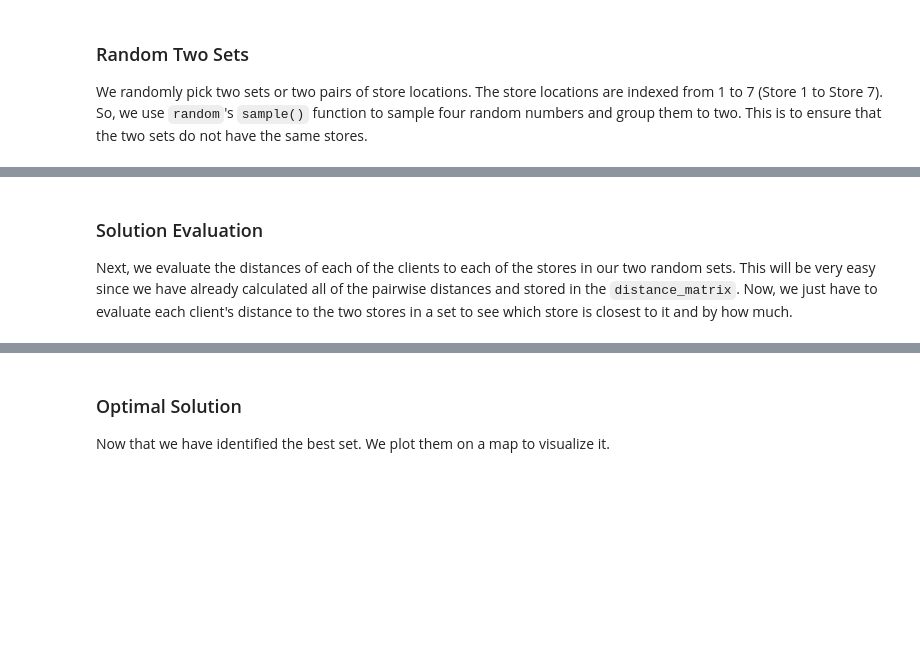
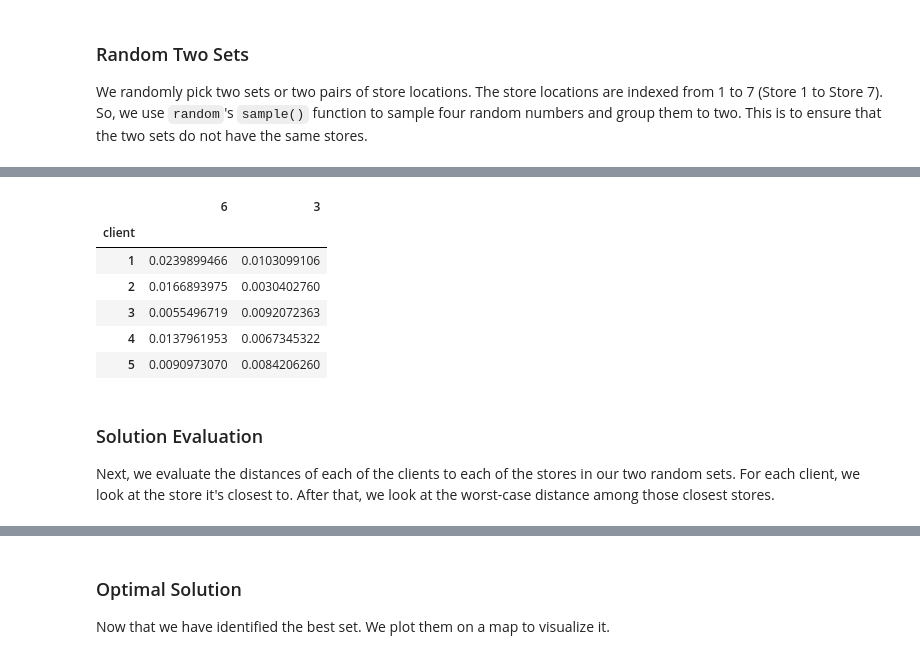
Before and after one commit to rxphaelbihag/Linear-Programming, a Jupyter notebook: Store_Location_Optimization.ipynb, the cells around one changed output, grey strips where cells are left out. Drawn from its saved outputs; the diff is of its cells as text; code cells hidden in the pictures; blank space fills up the shorter version.

```diff
--- a/Store_Location_Optimization.ipynb
+++ b/Store_Location_Optimization.ipynb
@@ -123,4 +129,14 @@ Store 7 | 7.0656564747 | 125.6106411320
+# %%
+set2_dist_matrix
+# %% [output]
+|  | 6 | 3 |
+| client |  |  |
+| 1 | 0.0239899466 | 0.0103099106 |
+| 2 | 0.0166893975 | 0.0030402760 |
+| 3 | 0.0055496719 | 0.0092072363 |
+| 4 | 0.0137961953 | 0.0067345322 |
+| 5 | 0.0090973070 | 0.0084206260 |
 # %% [markdown]
 ### Solution Evaluation
-Next, we evaluate the distances of each of the clients to each of the stores in our two random sets. This will be very easy since we have already calculated all of the pairwise distances and stored in the `distance_matrix`. Now, we just have to evaluate each client's distance to the two stores in a set to see which store is closest to it and by how much.
+Next, we evaluate the distances of each of the clients to each of the stores in our two random sets. For each client, we look at the store it's closest to. After that, we look at the worst-case distance among those closest stores.
 # %%
```
Also changed, not shown: parts of 24 cells of this notebook.
